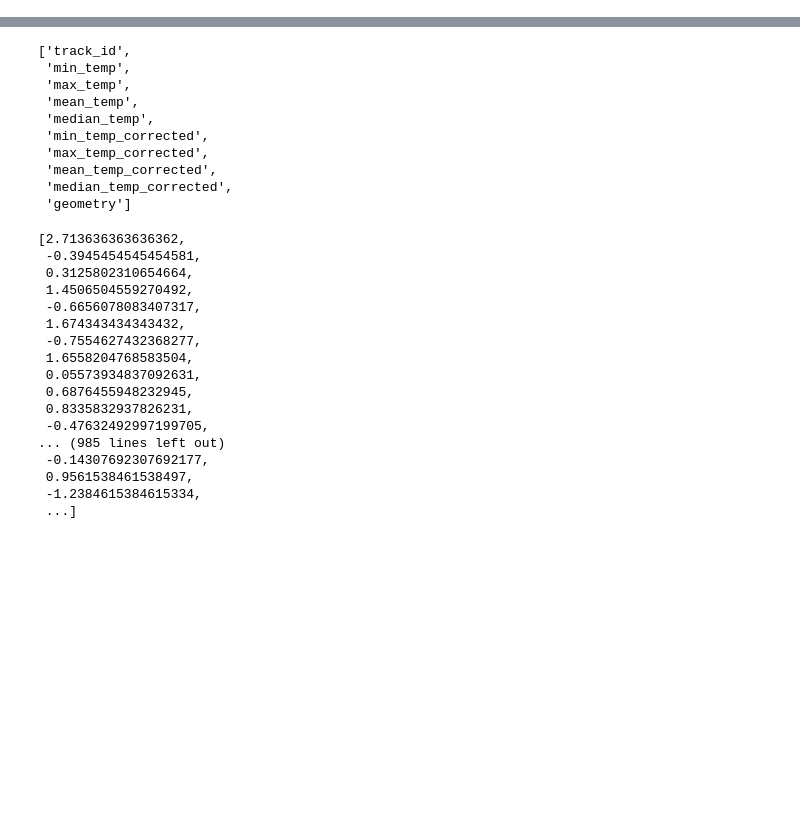
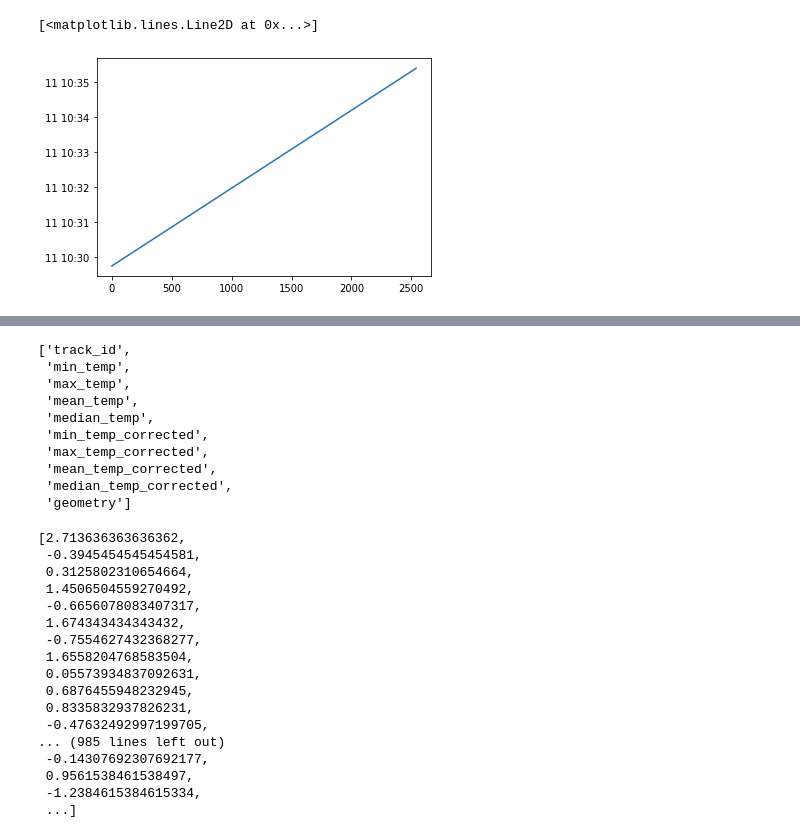
Before and after one commit to LukasBommes/PV-Hawk-Viewer, a Jupyter notebook: Untitled.ipynb, the cells around one changed output, grey strips where cells are left out. Drawn from its saved outputs; the diff is of its cells as text; code cells hidden in the pictures; blank space fills up the shorter version.

```diff
--- a/Untitled.ipynb
+++ b/Untitled.ipynb
@@ -2,0 +38,13 @@ import geopandas as gpd
+# %%
+timestamps = []
+with open(os.path.join("test_data", "splitted", "timestamps.csv"), newline='') as csvfile:
+    csvreader = csv.reader(csvfile, delimiter=',', quotechar='|')
+    for row in csvreader:
+        timestamps.append(datetime.datetime.fromisoformat(*row))
+
+dt = (timestamps[-1] - timestamps[0]).total_seconds()
+
+hours, remainder = divmod(dt, 3600)
+minutes, seconds = divmod(remainder, 60)
+hours, minutes, seconds
+print("{:02d}:{:02d}:{:0.3f}".format(int(hours), int(minutes), seconds))
@@ -3,3 +72,8 @@ import geopandas as gpd
+# %%
+plt.plot(timestamps)
+# %% [output]
+[<matplotlib.lines.Line2D at 0x...>]
+[figure, added]
 # %%
 data = gpd.read_file("test_data/analyses/Analysis 2021-11-09T09-04-08/results.geojson")
 # %%
```
Also changed, not shown: parts of 15 cells of this notebook, 6 other files.
